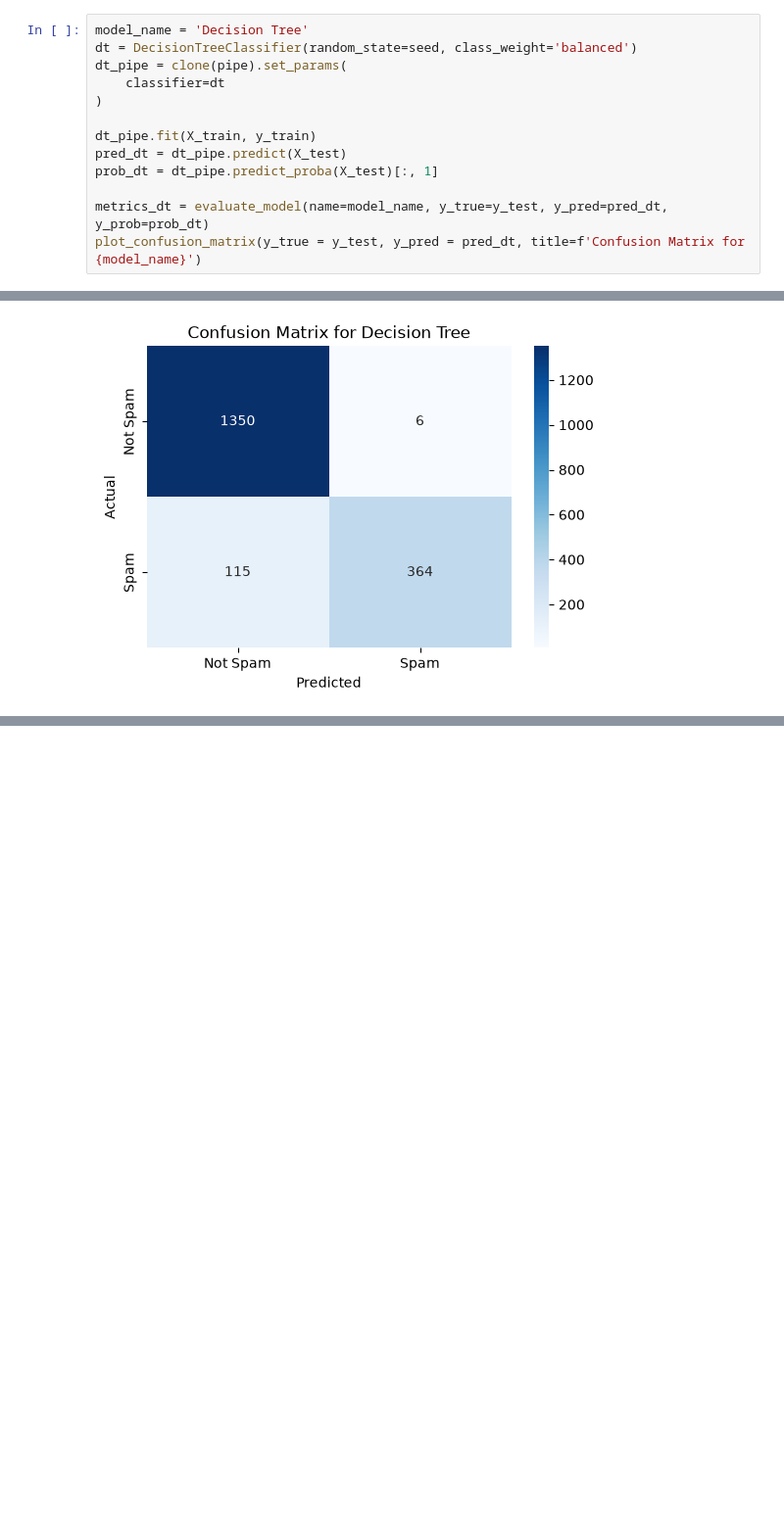
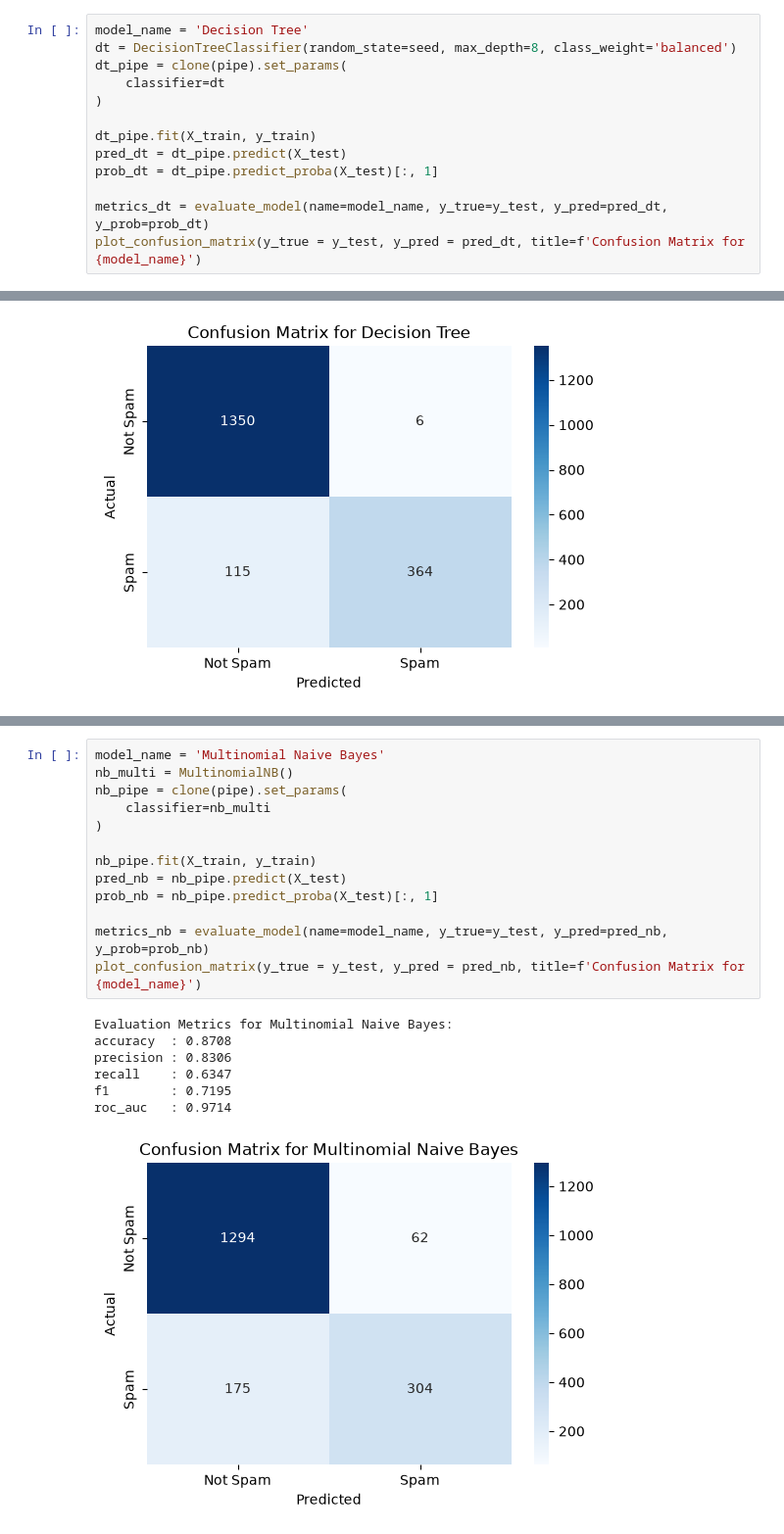
Before and after one commit to shamshertamang/EmailSpamClassifier-Apache, a Jupyter notebook: 03_model_pipeline.ipynb, the cells around one changed output, grey strips where cells are left out. Shown at 98% size. Saved outputs shown, nothing was run; the diff lists cells and outputs as text; blank space fills up the shorter version.

Commit message:
model logistic reg, decision tree, random forest finalized.

```diff
--- a/03_model_pipeline.ipynb
+++ b/03_model_pipeline.ipynb
@@ -88,6 +90,6 @@ comments will be made here later on
 # %%
 model_name = 'Decision Tree'
-dt = DecisionTreeClassifier(random_state=seed, class_weight='balanced')
+dt = DecisionTreeClassifier(random_state=seed, max_depth=8, class_weight='balanced')
 dt_pipe = clone(pipe).set_params(
     classifier=dt
 )
@@ -135 +139,22 @@ roc_auc   : 0.9949
+# %%
+model_name = 'Multinomial Naive Bayes'
+nb_multi = MultinomialNB()
+nb_pipe = clone(pipe).set_params(
+    classifier=nb_multi
+)
+
+nb_pipe.fit(X_train, y_train)
+pred_nb = nb_pipe.predict(X_test)
+prob_nb = nb_pipe.predict_proba(X_test)[:, 1]
+
+metrics_nb = evaluate_model(name=model_name, y_true=y_test, y_pred=pred_nb, y_prob=prob_nb)
+plot_confusion_matrix(y_true = y_test, y_pred = pred_nb, title=f'Confusion Matrix for {model_name}')
+# %% [output]
+Evaluation Metrics for Multinomial Naive Bayes:
+accuracy  : 0.8708
+precision : 0.8306
+recall    : 0.6347
+f1        : 0.7195
+roc_auc   : 0.9714
+[figure, added]
 # %% [markdown]
```
Also changed, not shown: parts of 9 cells of this notebook.
